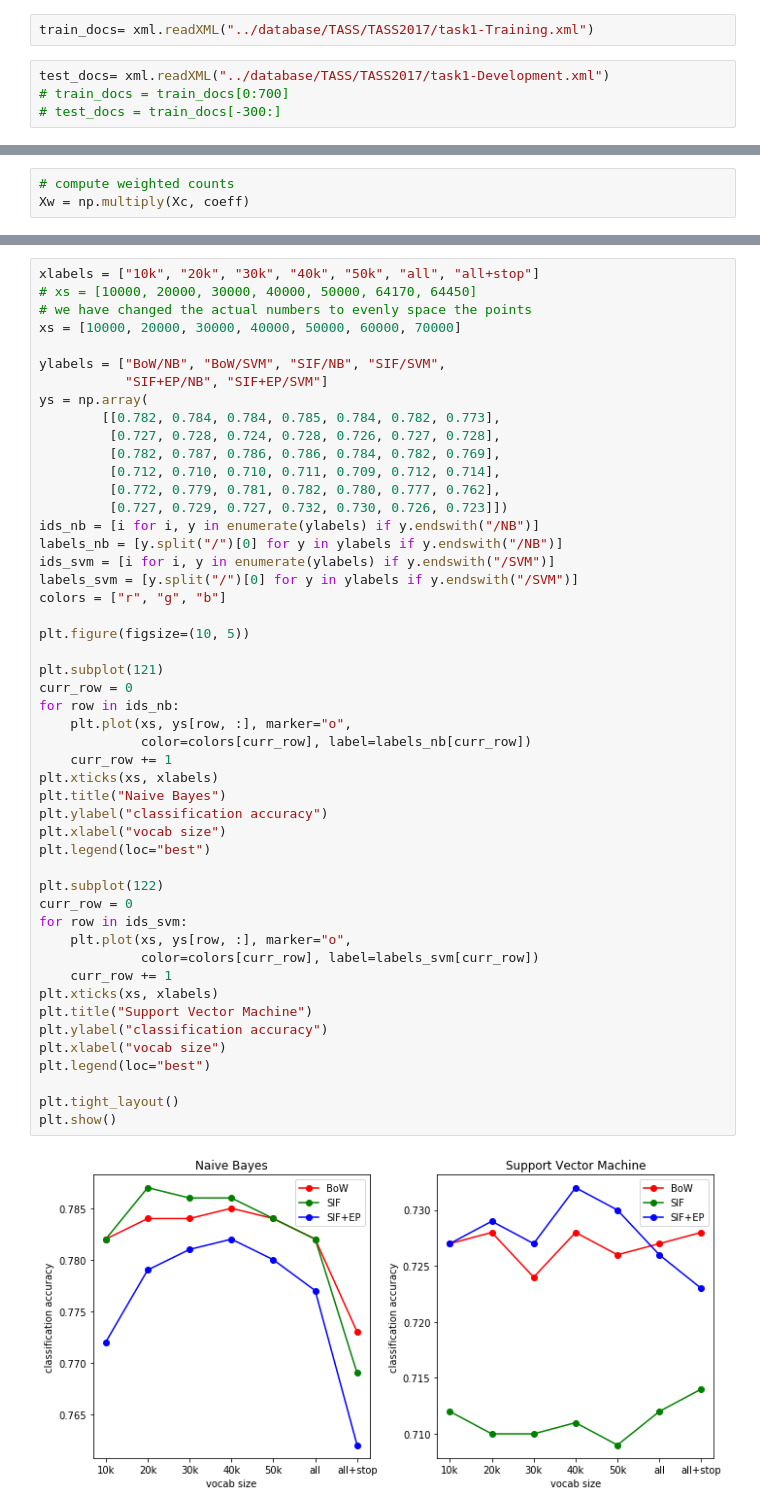
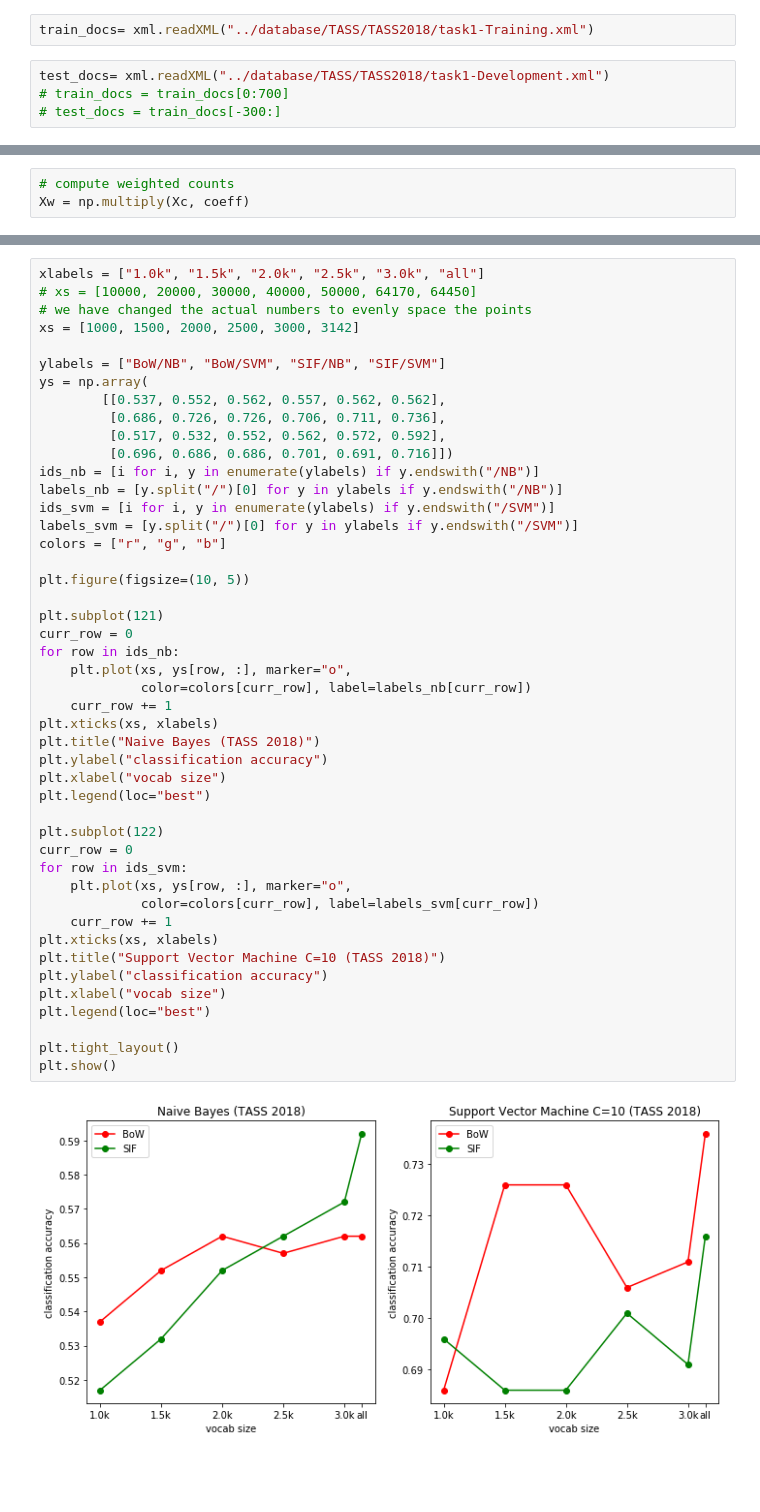
Before and after one commit to dpalominop/AdvacedSentimentAnalysis, a Jupyter notebook: scr/sif-embeddings-spanish-sepln.ipynb, the cells around one changed output, grey strips where cells are left out. Cells and saved outputs as stored; diff of their text form; blank space fills up the shorter version.

Commit message:
Added figure for comparte TASS 2017 and TASS 2018.

```diff
--- a/scr/sif-embeddings-spanish-sepln.ipynb
+++ b/scr/sif-embeddings-spanish-sepln.ipynb
@@ -26,9 +26,9 @@ import operator
 import os
 %matplotlib inline
 # %%
-train_docs= xml.readXML("../database/TASS/TASS2017/task1-Training.xml")
+train_docs= xml.readXML("../database/TASS/TASS2018/task1-Training.xml")
 # %%
-test_docs= xml.readXML("../database/TASS/TASS2017/task1-Development.xml")
+test_docs= xml.readXML("../database/TASS/TASS2018/task1-Development.xml")
 # train_docs = train_docs[0:700]
 # test_docs = train_docs[-300:]
 # %%
@@ -340,51 +341,48 @@ weighted avg       0.75      0.74      0.73       375
 # %%
-xlabels = ["10k", "20k", "30k", "40k", "50k", "all", "all+stop"]
+xlabels = ["1.0k", "1.5k", "2.0k", "2.5k", "3.0k", "all"]
 # xs = [10000, 20000, 30000, 40000, 50000, 64170, 64450]
 # we have changed the actual numbers to evenly space the points
-xs = [10000, 20000, 30000, 40000, 50000, 60000, 70000]
+xs = [1000, 1500, 2000, 2500, 3000, 3142]
 
-ylabels = ["BoW/NB", "BoW/SVM", "SIF/NB", "SIF/SVM",
-           "SIF+EP/NB", "SIF+EP/SVM"]
+ylabels = ["BoW/NB", "BoW/SVM", "SIF/NB", "SIF/SVM"]
 ys = np.array(
-        [[0.782, 0.784, 0.784, 0.785, 0.784, 0.782, 0.773],
-         [0.727, 0.728, 0.724, 0.728, 0.726, 0.727, 0.728],
-         [0.782, 0.787, 0.786, 0.786, 0.784, 0.782, 0.769],
-         [0.712, 0.710, 0.710, 0.711, 0.709, 0.712, 0.714],
-         [0.772, 0.779, 0.781, 0.782, 0.780, 0.777, 0.762],
-         [0.727, 0.729, 0.727, 0.732, 0.730, 0.726, 0.723]])
+        [[0.537, 0.552, 0.562, 0.557, 0.562, 0.562],
+         [0.686, 0.726, 0.726, 0.706, 0.711, 0.736],
+         [0.517, 0.532, 0.552, 0.562, 0.572, 0.592],
+         [0.696, 0.686, 0.686, 0.701, 0.691, 0.716]])
 ids_nb = [i for i, y in enumerate(ylabels) if y.endswith("/NB")]
 labels_nb = [y.split("/")[0] for y in ylabels if y.endswith("/NB")]
 ids_svm = [i for i, y in enumerate(ylabels) if y.endswith("/SVM")]
 labels_svm = [y.split("/")[0] for y in ylabels if y.endswith("/SVM")]
 colors = ["r", "g", "b"]
 
 plt.figure(figsize=(10, 5))
 
 plt.subplot(121)
 curr_row = 0
 for row in ids_nb:
     plt.plot(xs, ys[row, :], marker="o",
              color=colors[curr_row], label=labels_nb[curr_row])
     curr_row += 1
 plt.xticks(xs, xlabels)
-plt.title("Naive Bayes")
+plt.title("Naive Bayes (TASS 2018)")
 plt.ylabel("classification accuracy")
 plt.xlabel("vocab size")
 plt.legend(loc="best")
 
 plt.subplot(122)
 curr_row = 0
 for row in ids_svm:
     plt.plot(xs, ys[row, :], marker="o",
              color=colors[curr_row], label=labels_svm[curr_row])
     curr_row += 1
 plt.xticks(xs, xlabels)
-plt.title("Support Vector Machine")
+plt.title("Support Vector Machine C=10 (TASS 2018)")
 plt.ylabel("classification accuracy")
 plt.xlabel("vocab size")
 plt.legend(loc="best")
 
 plt.tight_layout()
 plt.show()
 # %% [output]
-[figure, old version]
+[figure, new version]
```
Also changed, not shown: parts of 19 cells of this notebook.
